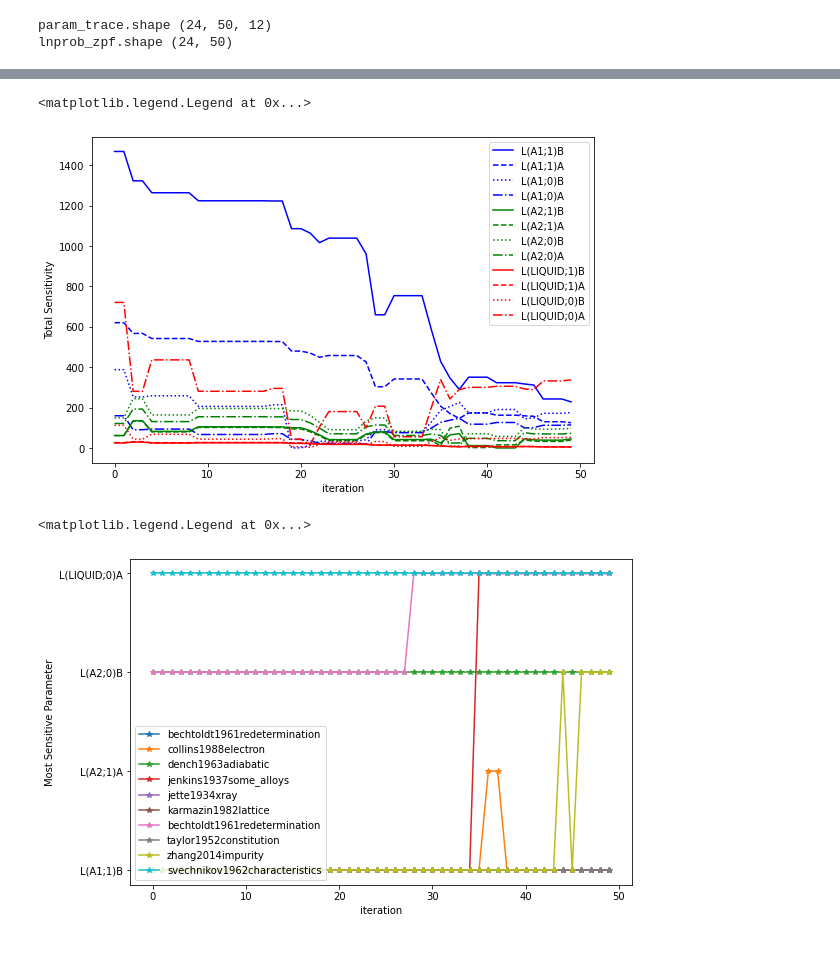
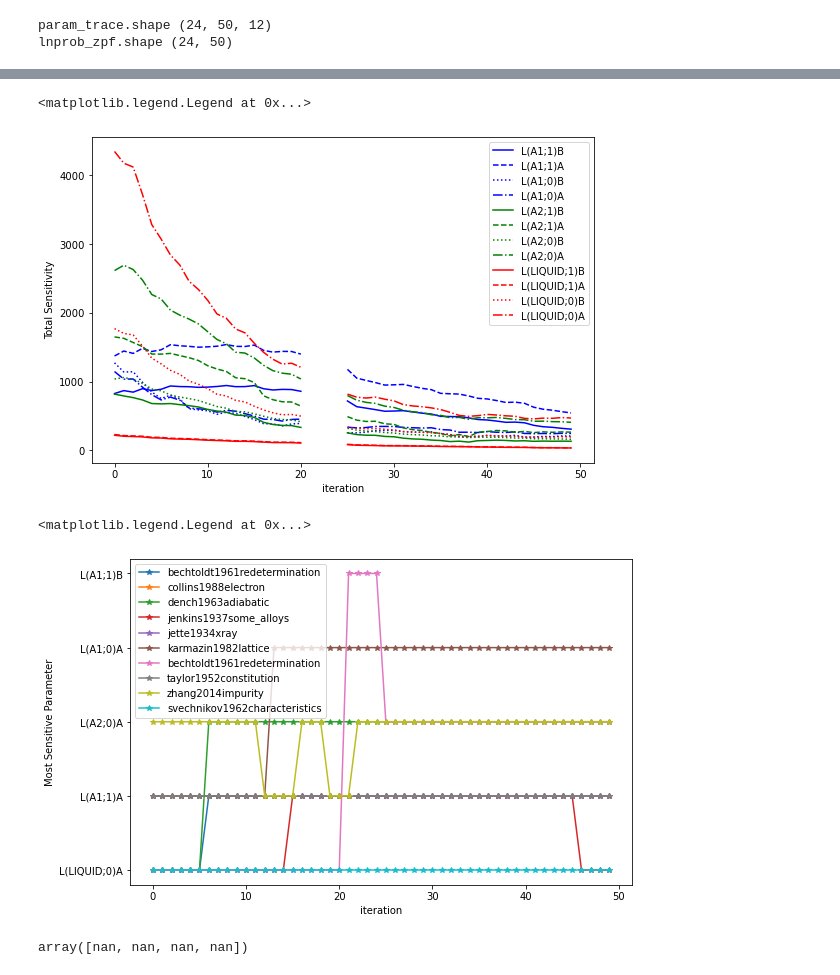
Before and after one commit to richardotis/pycalphad-sandbox, a Jupyter notebook: UQ/Cr-Ni-run/Dataset-Sensitivity.ipynb, the cells around one changed output, grey strips where cells are left out. Saved outputs shown, nothing was run; the diff lists cells and outputs as text; code cells hidden in the pictures.

```diff
--- a/UQ/Cr-Ni-run/Dataset-Sensitivity.ipynb
+++ b/UQ/Cr-Ni-run/Dataset-Sensitivity.ipynb
@@ -78,8 +81,12 @@ import matplotlib.pyplot as plt
 fig = plt.figure(figsize=(12,6))
 ax = fig.gca()
 for data_idx, dataset in enumerate(ctx['zpf_kwargs']['zpf_data']):
+    avg_calc_lnprob = np.mean(calc_lnprob[:, :, data_idx], axis=0)
+    std_calc_lnprob = np.std(calc_lnprob[:, :, data_idx], axis=0)
     num_phase_regions = len(dataset['phase_regions'])
-    ax.plot(np.arange(50), calc_lnprob[0, :, data_idx] / num_phase_regions, label=dataset['dataset_reference'])
+    ax.plot(np.arange(50), avg_calc_lnprob / num_phase_regions, label=dataset['dataset_reference'])
+    #ax.fill_between(np.arange(50), (avg_calc_lnprob+std_calc_lnprob) / num_phase_regions,
+    #                               (avg_calc_lnprob-std_calc_lnprob) / num_phase_regions, alpha=0.1)
 ax.set_xlabel('iteration')
 ax.set_ylabel('average lnprob per phase region')
 ax.set_title('trace-zpf.npy average lnprob')
@@ -101,10 +108,13 @@ Text(0, 0.5, 'lnprob')
 %matplotlib inline
 import matplotlib.pyplot as plt
 
+fig = plt.figure(figsize=(12,9))
+ax = fig.gca()
 for data_idx, dataset in enumerate(ctx['zpf_kwargs']['zpf_data']):
-    plt.plot(np.arange(50), np.log(np.linalg.norm(calc_lnprobgrad[0, :, data_idx, :], axis=-1)), label=dataset['dataset_reference'])
-plt.xlabel('iteration')
-plt.ylabel('log-norm lnprob gradient')
-plt.legend()
+    mean_calc_lnprobgrad = np.mean(calc_lnprobgrad[:, :, data_idx, :], axis=0)
+    ax.plot(np.arange(50), np.log(np.linalg.norm(mean_calc_lnprobgrad, axis=-1)), label=dataset['dataset_reference'])
+ax.set_xlabel('iteration')
+ax.set_ylabel('log-norm lnprob gradient')
+ax.legend()
 # %% [output]
 <matplotlib.legend.Legend at 0x...>
@@ -115,10 +125,12 @@ import matplotlib.pyplot as plt
 import numpy as np
 fig = plt.figure(figsize=(9,6))
 ax = fig.gca()
-trace_param_std = np.std(param_trace[0, :, :], axis=0)
+trace_param_std = np.std(param_trace[:, :, :], axis=(0, 1))
 tdbdb_param_std = 0 # TODO
+# Averaging Scheme No. 1 -- what other possibilities?
 for data_idx, dataset in enumerate(ctx['zpf_kwargs']['zpf_data']):
-    ax.plot(np.arange(50), np.abs(calc_lnprobgrad[0, :, data_idx, :].dot(trace_param_std)), label=dataset['dataset_reference'])
+    mean_calc_lnprobgrad = np.mean(calc_lnprobgrad[:, :, data_idx, :], axis=0)
+    ax.plot(np.arange(50), np.abs(mean_calc_lnprobgrad).dot(trace_param_std), label=dataset['dataset_reference'])
 ax.set_xlabel('iteration')
 ax.set_ylabel('Total Sensitivity')
 ax.legend()
@@ -131,12 +143,13 @@ import matplotlib.pyplot as plt
 import numpy as np
 fig = plt.figure(figsize=(9,6))
 ax = fig.gca()
-trace_param_std = np.std(param_trace[0, :, :], axis=0)
+trace_param_std = np.std(param_trace[:, :, :], axis=(0, 1))
 tdbdb_param_std = 0 # TODO
+# Averaging Scheme No. 1 -- what other possibilities?
 for data_idx, dataset in enumerate(ctx['zpf_kwargs']['zpf_data']):
     num_phase_regions = len(dataset['phase_regions'])
-    ax.plot(np.arange(50), np.abs(calc_lnprobgrad[0, :, data_idx, :].dot(trace_param_std)) / num_phase_regions,
-            label=dataset['dataset_reference'])
+    mean_calc_lnprobgrad = np.mean(calc_lnprobgrad[:, :, data_idx, :], axis=0)
+    ax.plot(np.arange(50), np.abs(mean_calc_lnprobgrad).dot(trace_param_std) / num_phase_regions, label=dataset['dataset_reference'])
 ax.set_xlabel('iteration')
 ax.set_ylabel('Total Sensitivity Per Phase Region')
 ax.legend()
@@ -149,14 +162,7 @@ import matplotlib.pyplot as plt
 import numpy as np
 from matplotlib import cm
 from cycler import cycler
-"""
-PARAMETER L(A1,CR,NI;0) 1 T*VV0002# + VV0003#; 10000 N !
-PARAMETER L(A1,CR,NI;1) 1 T*VV0000# + VV0001#; 10000 N !
-PARAMETER L(A2,CR,NI;0) 1 T*VV0006# + VV0007#; 10000 N !
-PARAMETER L(A2,CR,NI;1) 1 T*VV0004# + VV0005#; 10000 N !
-PARAMETER L(LIQUID,CR,NI;0) 1 T*VV0010# + VV0011#; 10000 N !
-PARAMETER L(LIQUID,CR,NI;1) 1 T*VV0008# + VV0009#; 10000 N !
-"""
+
 param_symbol_labels = {
 'VV0000': 'L(A1;1)B',
 'VV0001': 'L(A1;1)A',
@@ -176,9 +182,9 @@ ax = fig.gca()
 custom_cycler = (cycler(color='bgrcmyk') *
                  cycler(linestyle=['-', '--', ':', '-.']))
 ax.set_prop_cycle(custom_cycler)
-trace_param_std = np.std(param_trace[0, :, :], axis=0)
+trace_param_std = np.std(param_trace[:, :, :], axis=(0,1))
 tdbdb_param_std = 0 # TODO
-total_calc_lnprobgrad = np.sum(calc_lnprobgrad[0, :, :, :], axis=1)
+total_calc_lnprobgrad = np.sum(np.mean(calc_lnprobgrad[:, :, :, :], axis=0), axis=1)
 total_calc_sensitivity = total_calc_lnprobgrad * trace_param_std
 for param_idx, param_symbol in enumerate(ctx['symbols_to_fit']):
     ax.plot(np.arange(50), np.abs(total_calc_sensitivity[:, param_idx]), label=param_symbol_labels[param_symbol])
@@ -188,23 +194,27 @@ ax.set_ylabel('Total Sensitivity')
 ax.legend()
 # %% [output]
 <matplotlib.legend.Legend at 0x...>
-[figure, old version]
+[figure, new version]
 # %%
 %matplotlib inline
 import matplotlib.pyplot as plt
 import numpy as np
 fig = plt.figure(figsize=(9,6))
 ax = fig.gca()
-trace_param_std = np.std(param_trace[0, :, :], axis=0)
+trace_param_std = np.std(param_trace[:, :, :], axis=(0,1))
 tdbdb_param_std = 0 # TODO
 for data_idx, dataset in enumerate(ctx['zpf_kwargs']['zpf_data']):
-    sensitivities = np.abs(calc_lnprobgrad[0, :, data_idx, :]) * trace_param_std[np.newaxis, :]
+    sensitivities = np.abs(np.mean(calc_lnprobgrad[:, :, data_idx, :], axis=0)) * trace_param_std[np.newaxis, :]
     arg_sensitivities = np.argmax(sensitivities, axis=1)
     param_sensitivities = [param_symbol_labels[ctx['symbols_to_fit'][i]] for i in arg_sensitivities]
     ax.plot(np.arange(50), param_sensitivities, label=dataset['dataset_reference'], marker='*')
 ax.set_xlabel('iteration')
 ax.set_ylabel('Most Sensitive Parameter')
-ax.legend(loc='lower left')
+ax.legend(loc='upper left')
 # %% [output]
 <matplotlib.legend.Legend at 0x...>
-[figure, old version]
+[figure, new version]
+# %%
+calc_lnprob[5, 21:25, 6]
+# %% [output]
+array([nan, nan, nan, nan])
```
Also changed, not shown: parts of 8 cells of this notebook.
